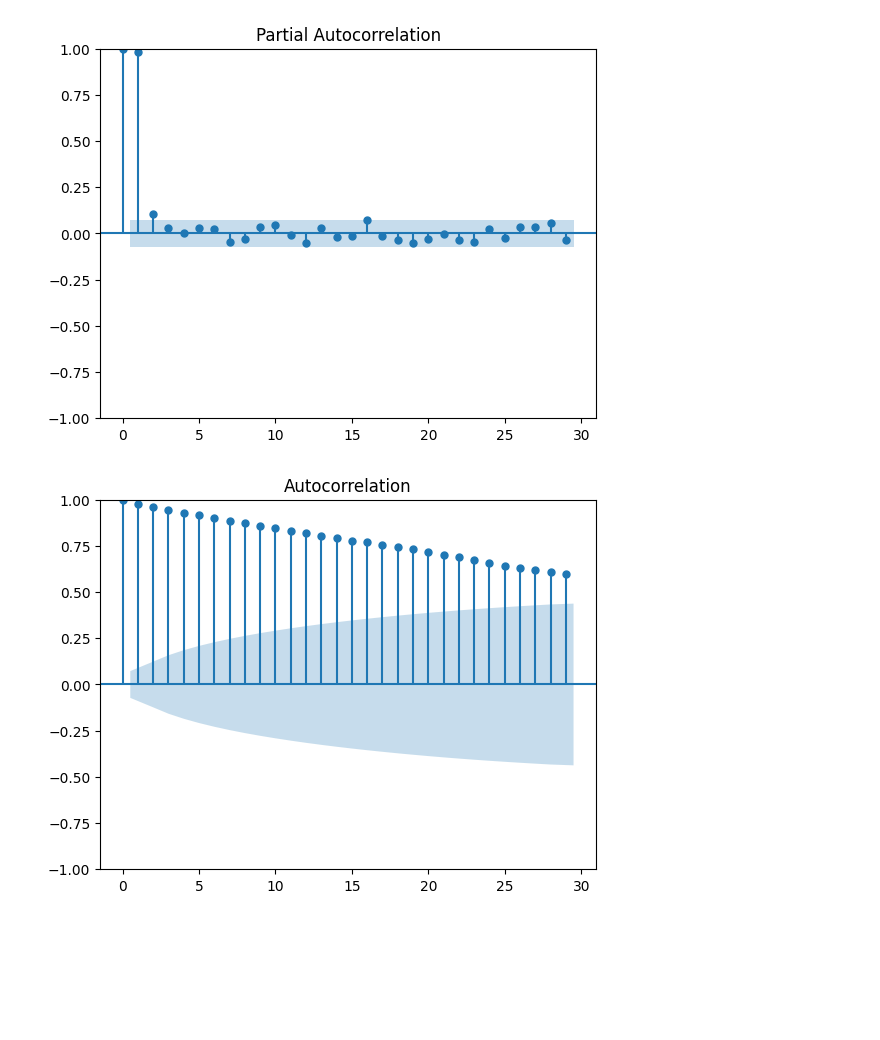
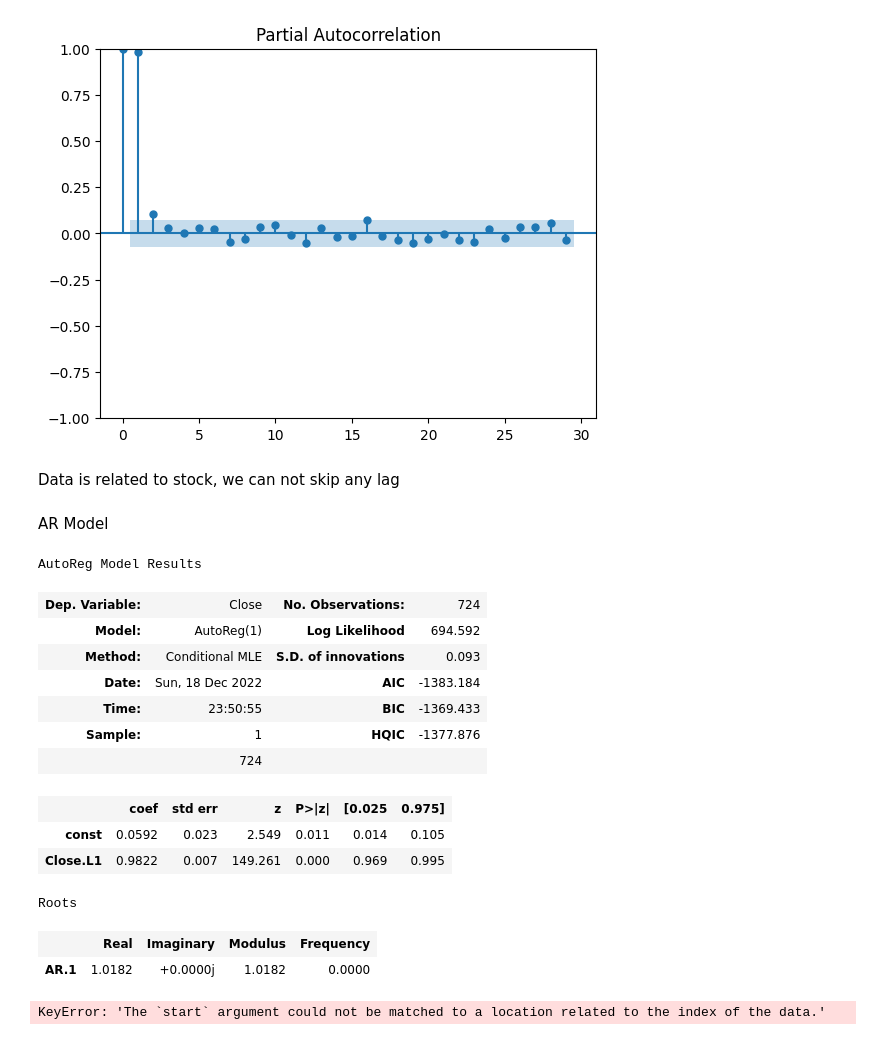
Before and after one commit to muhdaniyal252/stockprice_timeseries_comparitive_analysis, a Jupyter notebook: main.ipynb, the cells around one changed output. Cells and saved outputs as stored; diff of their text form; code cells hidden in the pictures; blank space fills up the shorter version.

```diff
--- a/main.ipynb
+++ b/main.ipynb
@@ -14,5 +16,4 @@ df = pd.read_csv(read,delimiter='\t',header=None)
 df.columns = ['Time','Open','High','Low','Close','Volume']
 df['Time'] = pd.to_datetime(df['Time'],infer_datetime_format=True)
 df.set_index('Time',inplace=True)
-df['Close'].plot()
-plt.show()
+df = df['Close']
@@ -29,0 +20,4 @@ len(df['Close'])
+# %%
+train_end = datetime(2022,11,30).date()
+train_data = df[:train_end]
+test_data = df[train_end+timedelta(days=1):]
@@ -32,6 +35,29 @@ pacf = plot_pacf(df['Close'])
 # %% [output]
 [figure]
-# %%
-acf = plot_acf(df['Close'])
-# %% [output]
-[figure, removed]
+# %% [markdown]
+Data is related to stock, we can not skip any lag
+# %% [markdown]
+AR Model
+# %%
+auto_reg_model = AutoReg(train_data,lags=1)
+auto_reg_fit = auto_reg_model.fit()
+auto_reg_fit.summary()
+# %% [output]
+AutoReg Model Results
+| Dep. Variable: | Close | No. Observations: | 724 |
+| Model: | AutoReg(1) | Log Likelihood | 694.592 |
+| Method: | Conditional MLE | S.D. of innovations | 0.093 |
+| Date: | Sun, 18 Dec 2022 | AIC | -1383.184 |
+| Time: | 23:50:55 | BIC | -1369.433 |
+| Sample: | 1 | HQIC | -1377.876 |
+|  | 724 |  |  |
+|  | coef | std err | z | P>|z| | [0.025 | 0.975] |
+| const | 0.0592 | 0.023 | 2.549 | 0.011 | 0.014 | 0.105 |
+| Close.L1 | 0.9822 | 0.007 | 149.261 | 0.000 | 0.969 | 0.995 |
+Roots
+|  | Real | Imaginary | Modulus | Frequency |
+| AR.1 | 1.0182 | +0.0000j | 1.0182 | 0.0000 |
+# %%
+preds = auto_reg_fit.predict(start=test_data.index[0],end=test_data.index[-1])
+# %% [output]
+KeyError: 'The `start` argument could not be matched to a location related to the index of the data.'
```
Also changed, not shown: parts of 7 cells of this notebook.
